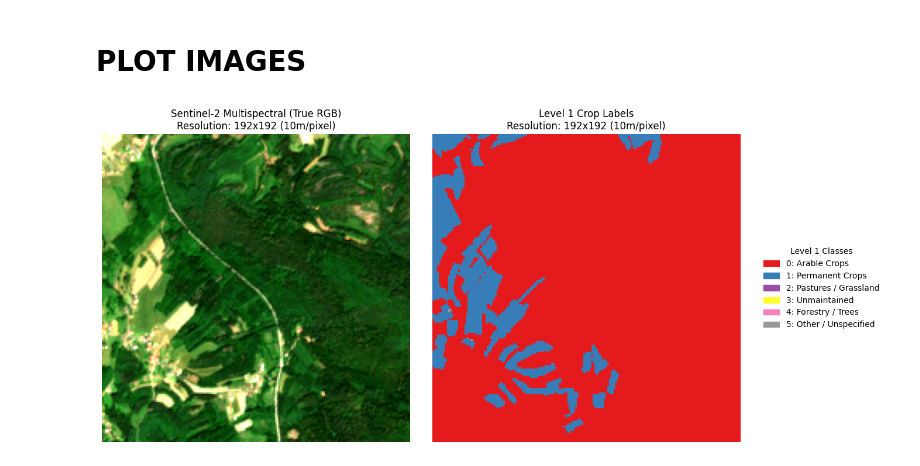
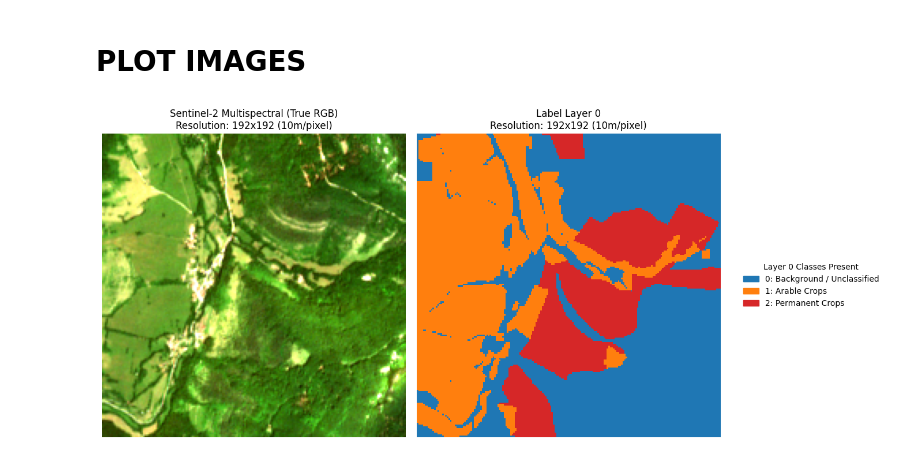
Before and after one commit to michelecarloni/CS_Thesis, a Jupyter notebook: h2crop_analysis.ipynb, the cells around one changed output. Saved outputs shown, nothing was run; the diff lists cells and outputs as text; code cells hidden in the pictures.

```diff
--- a/h2crop_analysis.ipynb
+++ b/h2crop_analysis.ipynb
@@ -125,7 +173,7 @@ def visualize_sample(dataset_dict):
 # %%
 # Assuming you already instantiated your H2Crop class and loaded a sample:
 loader = H2Crop()
 my_sample = loader.get_random_h5_sample(static=True)
-visualize_sample(my_sample)
+visualize_sample(my_sample, detail_layer=0)
 # %% [output]
-[figure, old version]
+[figure, new version]
```
Also changed, not shown: parts of 1 cell of this notebook, 19 other files.
